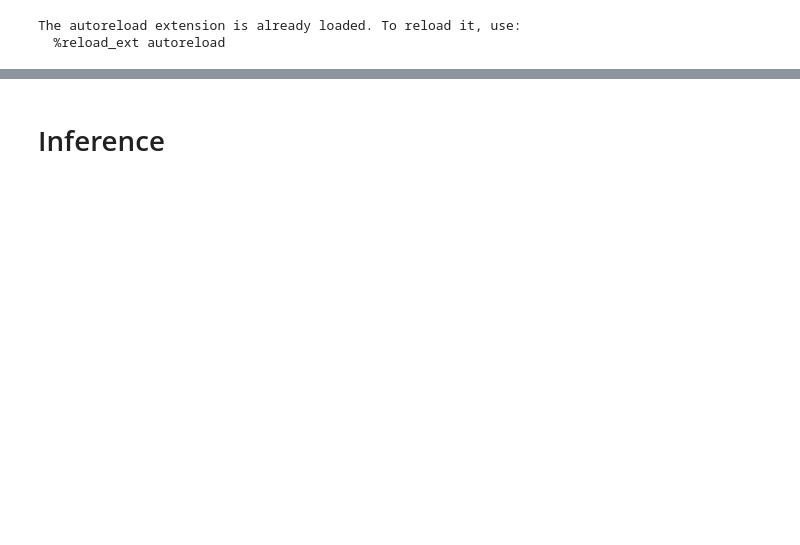
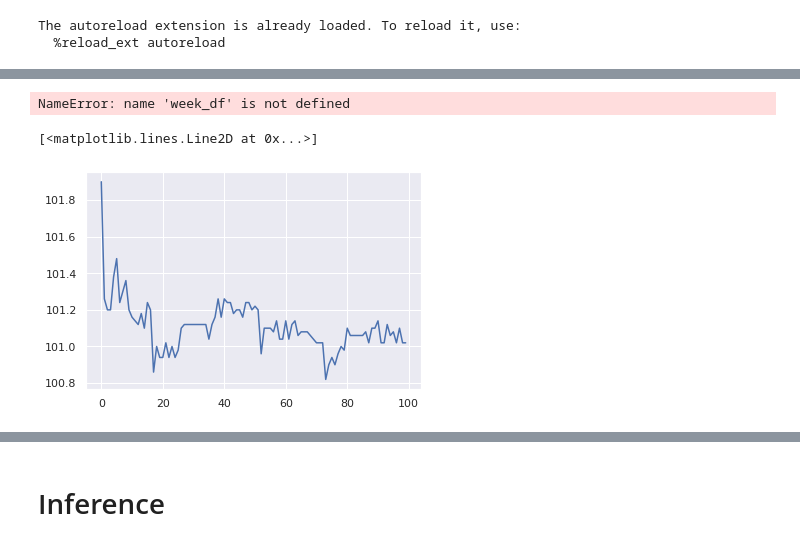
Before and after one commit to ajmal017/finance-4, a Jupyter notebook: train.ipynb, the cells around one changed output, grey strips where cells are left out. Saved outputs shown, nothing was run; the diff lists cells and outputs as text; code cells hidden in the pictures; blank space fills up the shorter version.

```diff
--- a/train.ipynb
+++ b/train.ipynb
@@ -48,0 +57,12 @@ X, y = single_ticker(df, train_datetimes, np.timedelta64(1,'h'))
+# %%
+%%time
+vals = week_df['<OPEN>'].rolling(10).apply(lambda x: start_diff(x)).shift(-9)
+# %% [output]
+NameError: name 'week_df' is not defined
+# %%
+series = ticker2df['AFLT'][:100]['<OPEN>'].values
+# %%
+plt.plot(series)
+# %% [output]
+[<matplotlib.lines.Line2D at 0x...>]
+[figure, added]
```
Also changed, not shown: parts of 38 cells of this notebook, 1 other file.
